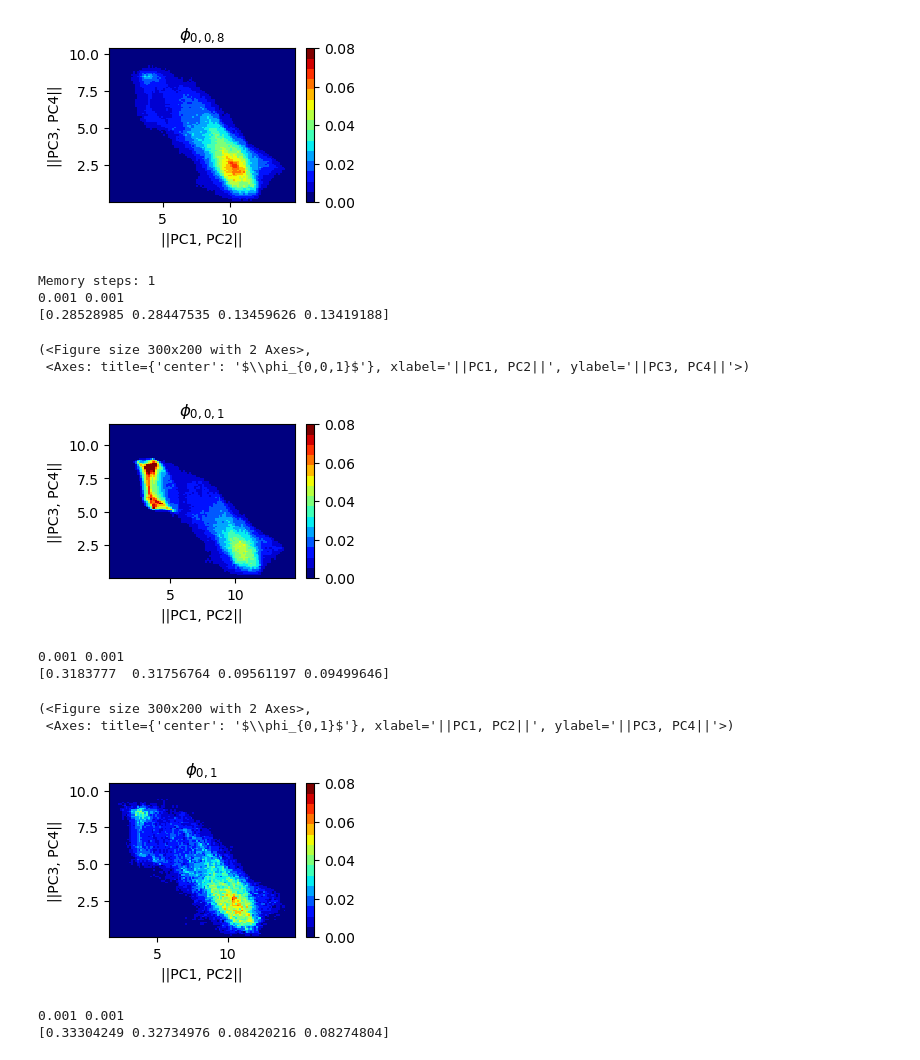
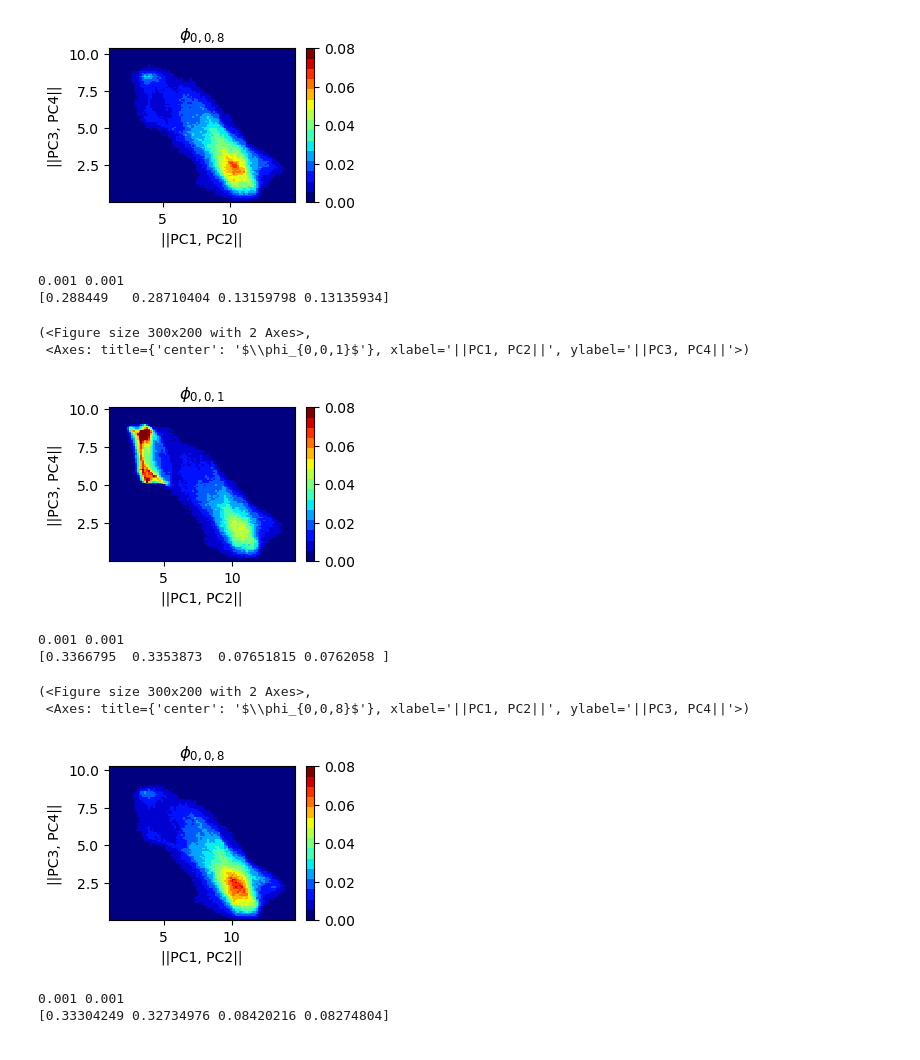
Before and after one commit to DLR-PA-EVA/schoenfeld26james_PrognosticMemoryParmeterizations, a Jupyter notebook: regime_analysis.ipynb, the cells around one changed output. Drawn from its saved outputs; the diff is of its cells as text; code cells hidden in the pictures.

```diff
--- a/regime_analysis.ipynb
+++ b/regime_analysis.ipynb
@@ -254,24 +123,21 @@ plot_regimes(get_X(path='online_runs/NN/input_lagg=0/time=10000MTU_m=0.001_tau=0
  <Axes: title={'center': '$\\phi_{0,0,8}$'}, xlabel='||PC1, PC2||', ylabel='||PC3, PC4||'>)
 [figure]
 # %%
-model = 'baseline_nn'
-plot_regimes(get_X(path='online_runs/baseline_nn/input_lagg=0/time=10000MTU_m=0.001_tau=0.001.nc'), title=r'$\phi_{0,0,1}$')
+plot_regimes(get_X(path='online_runs/NN/latent_dims=0_past_timesteps=0_n_neighbours=0/m=0.001_tau=0.001_t=10000MTU_20250909004255.nc'), title=r'$\phi_{0,0,1}$')
 # %% [output]
-Memory steps: 1
 0.001 0.001
-[0.28528985 0.28447535 0.13459626 0.13419188]
+[0.288449   0.28710404 0.13159798 0.13135934]
 (<Figure size 300x200 with 2 Axes>,
  <Axes: title={'center': '$\\phi_{0,0,1}$'}, xlabel='||PC1, PC2||', ylabel='||PC3, PC4||'>)
-[figure, old version]
+[figure, new version]
 # %%
-model = 'nn'
-plot_regimes(get_X(model_name=model), title=r'$\phi_{0,1}$')
+plot_regimes(get_X(path='online_runs/NN/latent_dims=0_past_timesteps=0_n_neighbours=7/m=0.001_tau=0.001_t=10000MTU_20250909013417.nc'), title=r'$\phi_{0,0,8}$')
 # %% [output]
 0.001 0.001
-[0.3183777  0.31756764 0.09561197 0.09499646]
+[0.3366795  0.3353873  0.07651815 0.0762058 ]
 (<Figure size 300x200 with 2 Axes>,
- <Axes: title={'center': '$\\phi_{0,1}$'}, xlabel='||PC1, PC2||', ylabel='||PC3, PC4||'>)
+ <Axes: title={'center': '$\\phi_{0,0,8}$'}, xlabel='||PC1, PC2||', ylabel='||PC3, PC4||'>)
-[figure, old version]
+[figure, new version]
 # %%
 model = 'NN+AE_latent_dims=5'
 plot_regimes(get_X(model_name=model), title=r'$\phi_{5,1}$')
```
Also changed, not shown: parts of 4 cells of this notebook, 5 other files.
